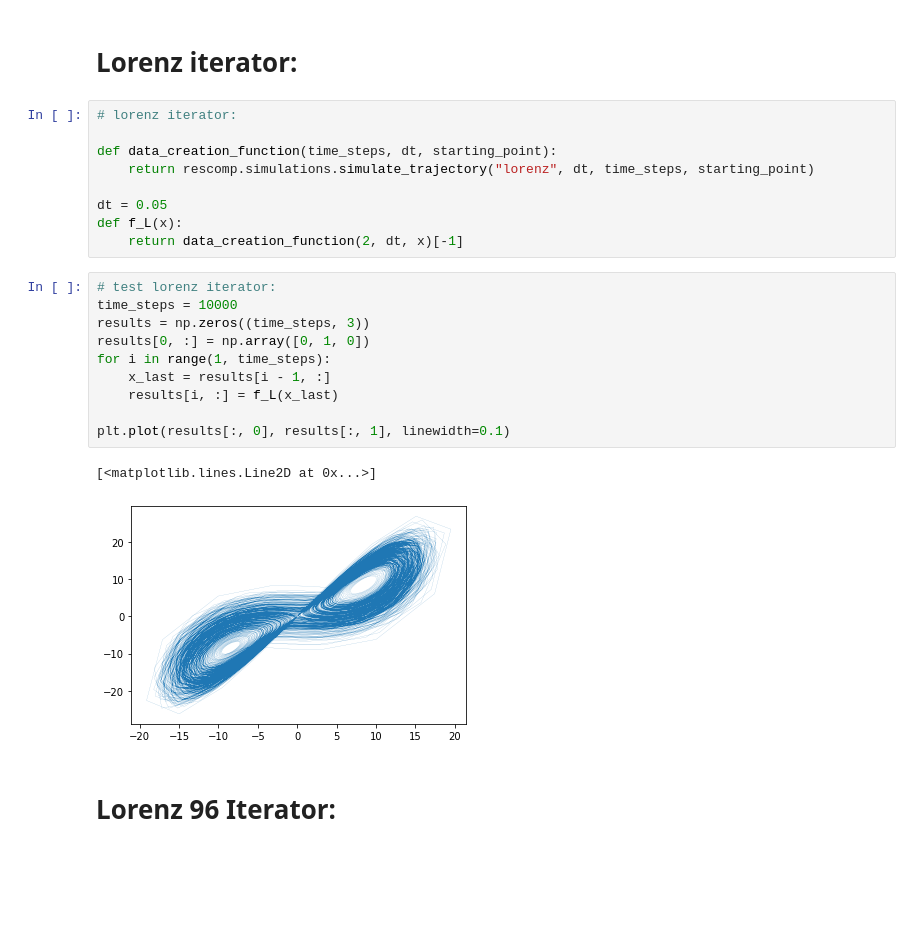
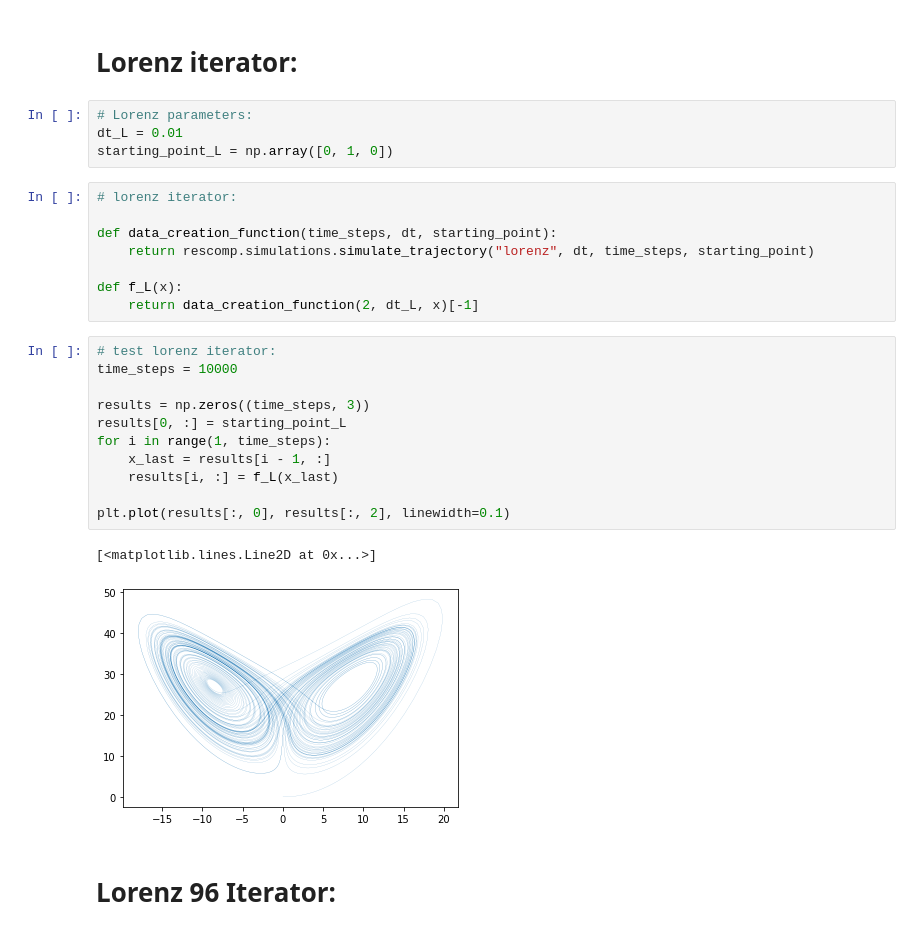
Before and after one commit to DuncDennis/rescomp, a Jupyter notebook: bin/lyapunov_exponents_testing/chaotic_system_as_reservoir.ipynb, the cells around one changed output. Saved outputs shown, nothing was run; the diff lists cells and outputs as text; blank space fills up the shorter version.

```diff
--- a/bin/lyapunov_exponents_testing/chaotic_system_as_reservoir.ipynb
+++ b/bin/lyapunov_exponents_testing/chaotic_system_as_reservoir.ipynb
@@ -16,27 +60,31 @@ The autoreload extension is already loaded. To reload it, use:
 # %% [markdown]
 # Lorenz iterator:
+# %%
+# Lorenz parameters:
+dt_L = 0.01
+starting_point_L = np.array([0, 1, 0])
 # %%
 # lorenz iterator:
 
 def data_creation_function(time_steps, dt, starting_point):
     return rescomp.simulations.simulate_trajectory("lorenz", dt, time_steps, starting_point)
 
-dt = 0.05
 def f_L(x):
-    return data_creation_function(2, dt, x)[-1]
+    return data_creation_function(2, dt_L, x)[-1]
 # %%
 # test lorenz iterator:
 time_steps = 10000
+
 results = np.zeros((time_steps, 3))
-results[0, :] = np.array([0, 1, 0])
+results[0, :] = starting_point_L
 for i in range(1, time_steps):
     x_last = results[i - 1, :]
     results[i, :] = f_L(x_last)
 
-plt.plot(results[:, 0], results[:, 1], linewidth=0.1)
+plt.plot(results[:, 0], results[:, 2], linewidth=0.1)
 # %% [output]
 [<matplotlib.lines.Line2D at 0x...>]
-[figure, old version]
+[figure, new version]
 # %% [markdown]
 # Lorenz 96 Iterator:
 # %% [markdown]
```
Also changed, not shown: parts of 27 cells of this notebook, 1 other file.
